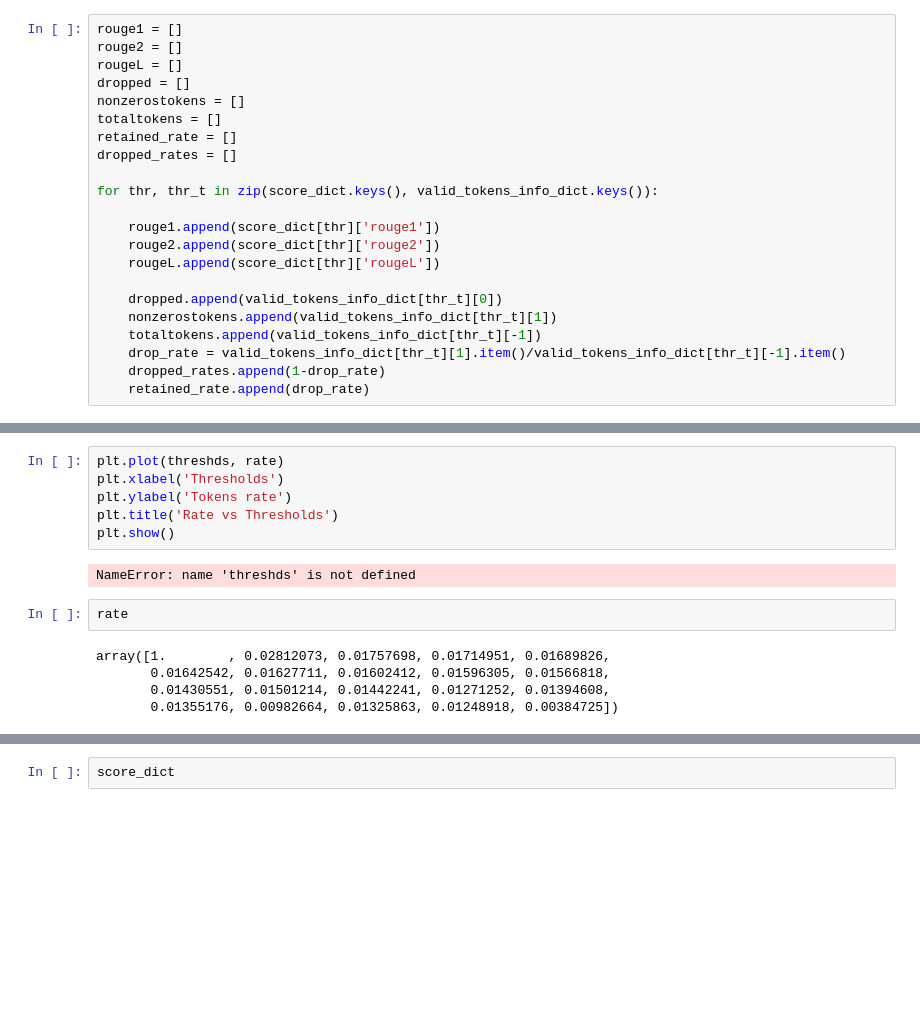
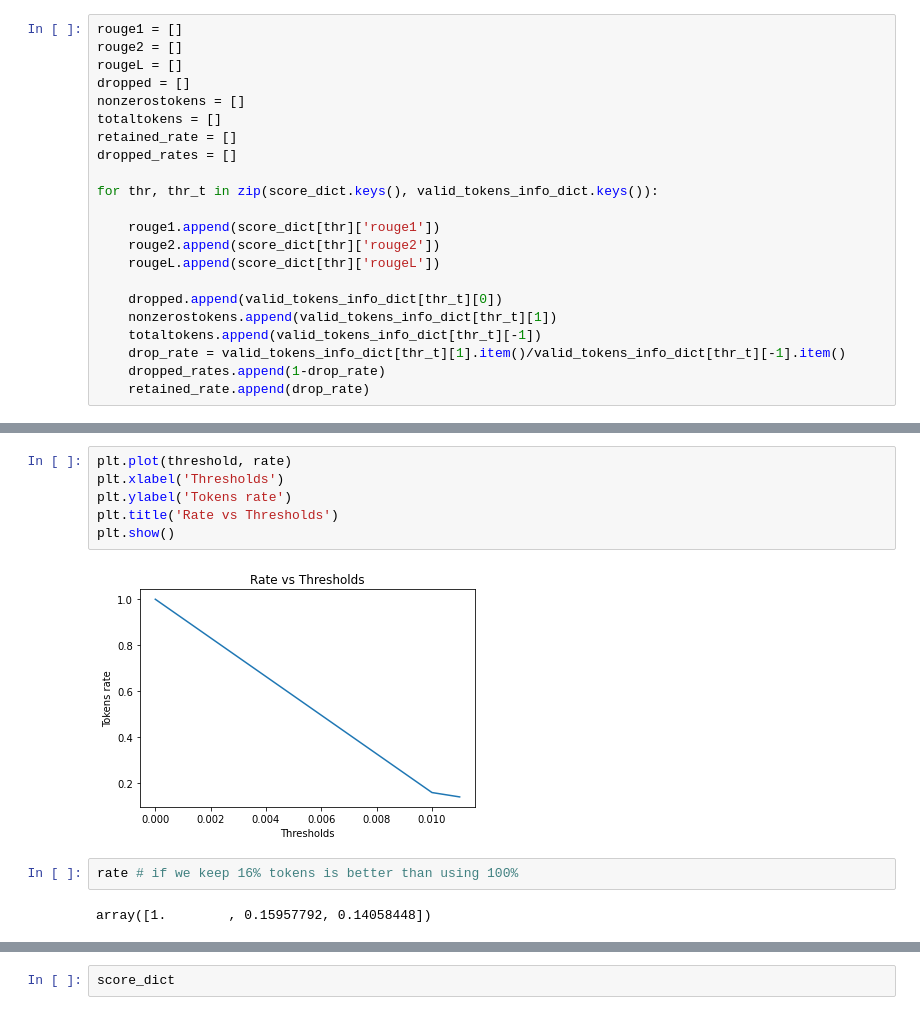
Before and after one commit to jp-ishimwe/Projects, a Jupyter notebook: Final-Project-T5.ipynb, the cells around one changed output, grey strips where cells are left out. Drawn from its saved outputs; the diff is of its cells as text; blank space fills up the shorter version.

```diff
--- a/Final-Project-T5.ipynb
+++ b/Final-Project-T5.ipynb
@@ -1837,18 +1864,15 @@ axeses[2].set_title("RougeL vs Thresholds");
 # %%
-plt.plot(threshds, rate)
+plt.plot(threshold, rate)
 plt.xlabel('Thresholds')
 plt.ylabel('Tokens rate')
 plt.title('Rate vs Thresholds')
 plt.show()
 # %% [output]
-NameError: name 'threshds' is not defined
+[figure, added]
-# %%
-rate
-# %% [output]
-array([1.        , 0.02812073, 0.01757698, 0.01714951, 0.01689826,
-       0.01642542, 0.01627711, 0.01602412, 0.01596305, 0.01566818,
-       0.01430551, 0.01501214, 0.01442241, 0.01271252, 0.01394608,
-       0.01355176, 0.00982664, 0.01325863, 0.01248918, 0.00384725])
+# %%
+rate # if we keep 16% tokens is better than using 100%
+# %% [output]
+array([1.        , 0.15957792, 0.14058448])
 # %%
 rouge11
 # %% [output]
```
Also changed, not shown: parts of 14 cells of this notebook.
